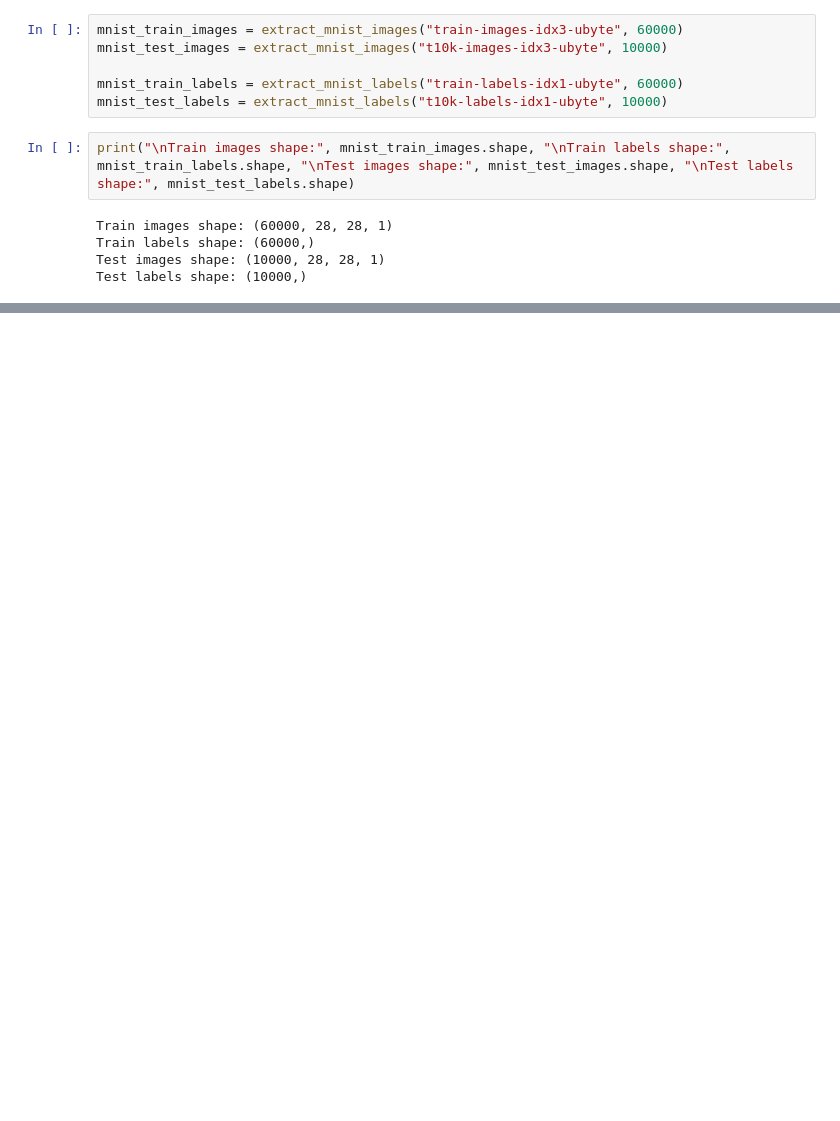
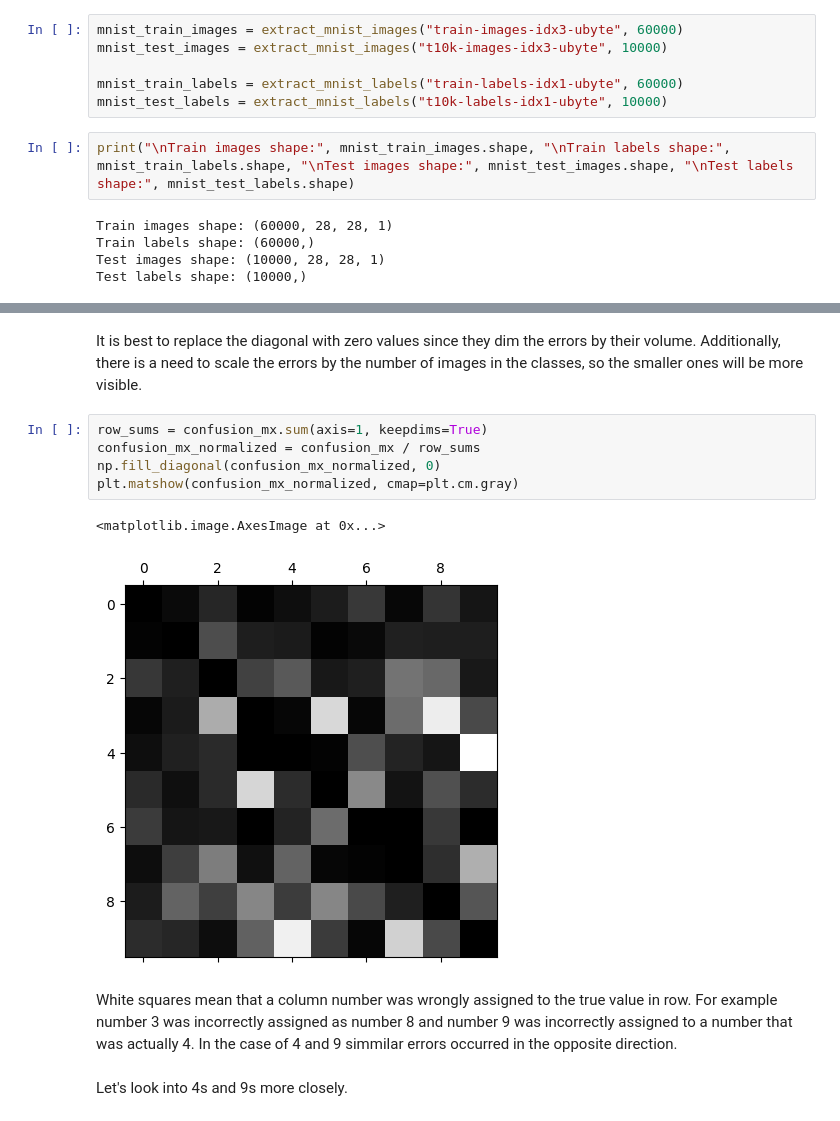
Before and after one commit to Bartlomiej-Kachniarz/Portfolio, a Jupyter notebook: machine_learning/mnist/mnist_digits.ipynb, the cells around one changed output, grey strips where cells are left out. Drawn from its saved outputs; the diff is of its cells as text; blank space fills up the shorter version.

```diff
--- a/machine_learning/mnist/mnist_digits.ipynb
+++ b/machine_learning/mnist/mnist_digits.ipynb
@@ -147,0 +105,15 @@ for train_idx, test_idx in skfolds.split(x_)
+# %% [markdown]
+It is best to replace the diagonal with zero values since they dim the errors by their volume.
+Additionally, there is a need to scale the errors by the number of images in the classes, so the smaller ones will be more visible.
+# %%
+row_sums = confusion_mx.sum(axis=1, keepdims=True)
+confusion_mx_normalized = confusion_mx / row_sums
+np.fill_diagonal(confusion_mx_normalized, 0)
+plt.matshow(confusion_mx_normalized, cmap=plt.cm.gray)
+# %% [output]
+<matplotlib.image.AxesImage at 0x...>
+[figure, added]
+# %% [markdown]
+White squares mean that a column number was wrongly assigned to the true value in row. For example number 3 was incorrectly assigned as number 8 and number 9 was incorrectly assigned to a number that was actually 4. In the case of 4 and 9 simmilar errors occurred in the opposite direction.
+# %% [markdown]
+Let's look into 4s and 9s more closely.
```
Also changed, not shown: parts of 52 cells of this notebook, 1 other file.
